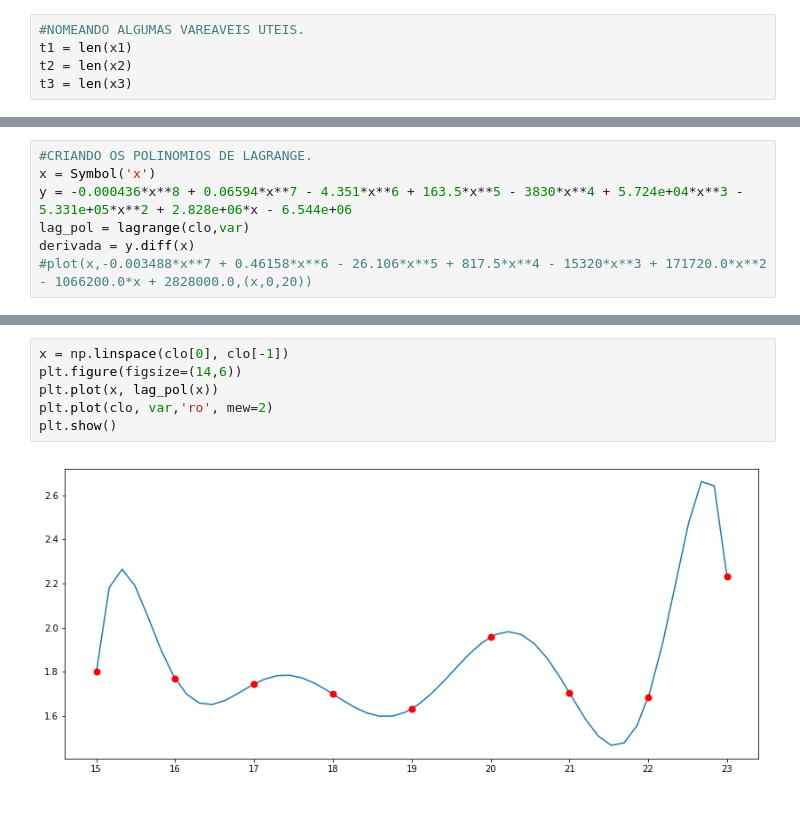
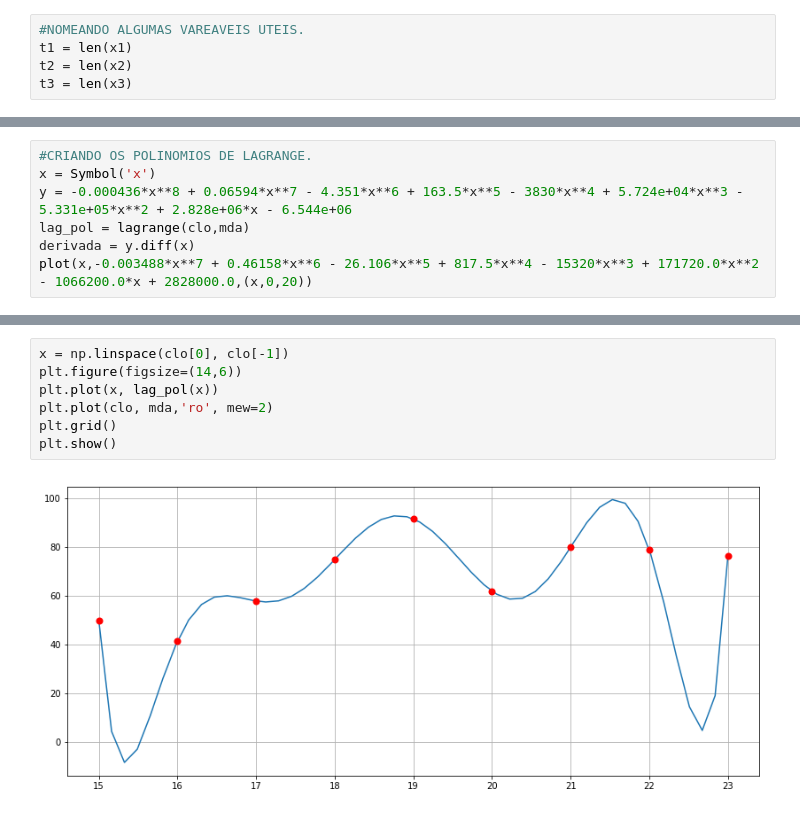
Before and after one commit to EdsonAlonso/Observat-rio-Nacional, a Jupyter notebook: 22Year_SolarCicle.ipynb, the cells around one changed output, grey strips where cells are left out. Cells and saved outputs as stored; diff of their text form.

```diff
--- a/22Year_SolarCicle.ipynb
+++ b/22Year_SolarCicle.ipynb
@@ -84,6 +109,6 @@ plt.savefig('Gráficos dente de serra.jpeg')
 #CRIANDO OS POLINOMIOS DE LAGRANGE.
 x = Symbol('x')
 y = -0.000436*x**8 + 0.06594*x**7 - 4.351*x**6 + 163.5*x**5 - 3830*x**4 + 5.724e+04*x**3 - 5.331e+05*x**2 + 2.828e+06*x - 6.544e+06
-lag_pol = lagrange(clo,var)
+lag_pol = lagrange(clo,mda)
 derivada = y.diff(x)
-#plot(x,-0.003488*x**7 + 0.46158*x**6 - 26.106*x**5 + 817.5*x**4 - 15320*x**3 + 171720.0*x**2 - 1066200.0*x + 2828000.0,(x,0,20))
+plot(x,-0.003488*x**7 + 0.46158*x**6 - 26.106*x**5 + 817.5*x**4 - 15320*x**3 + 171720.0*x**2 - 1066200.0*x + 2828000.0,(x,0,20))
@@ -90,8 +118,9 @@ derivada = y.diff(x)
 # %%
 x = np.linspace(clo[0], clo[-1])
 plt.figure(figsize=(14,6))
 plt.plot(x, lag_pol(x))
-plt.plot(clo, var,'ro', mew=2)
+plt.plot(clo, mda,'ro', mew=2)
+plt.grid()
 plt.show()
 # %% [output]
-[figure, old version]
+[figure, new version]
```
Also changed, not shown: parts of 2 cells of this notebook, 1 other file.
